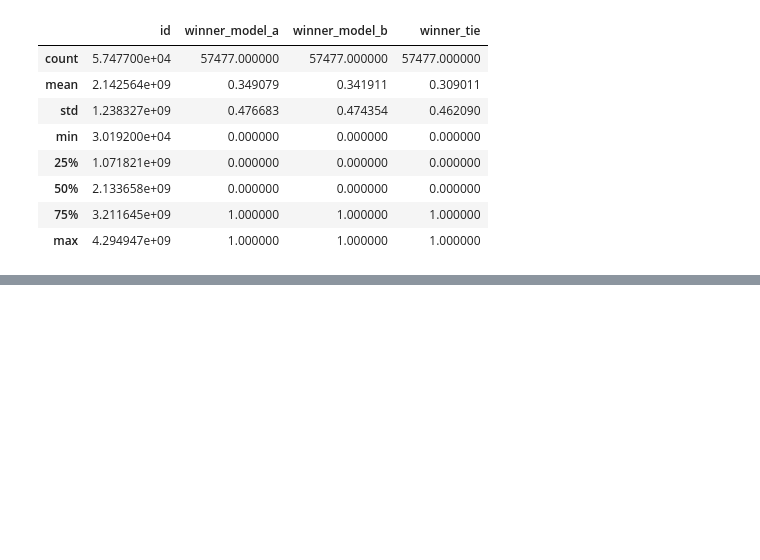
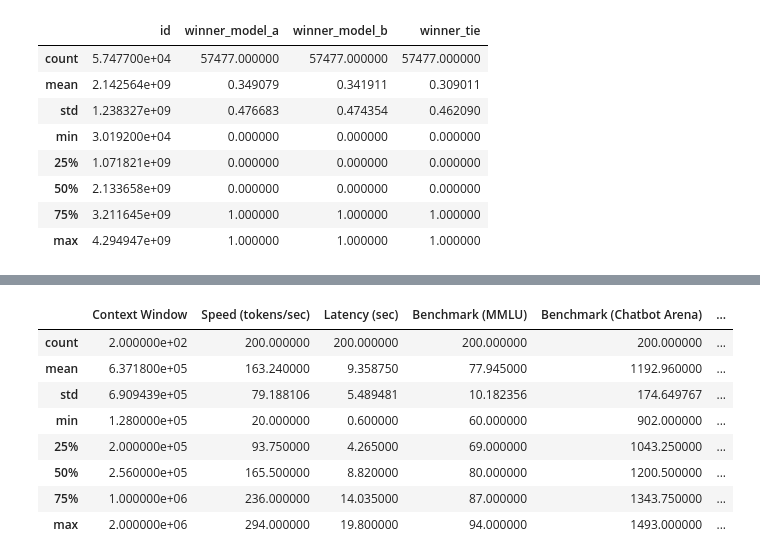
Before and after one commit to AsaHuang-DS/LLM-Preference-Analysis, a Jupyter notebook: notebooks/01_data_exploration.ipynb, the cells around one changed output, grey strips where cells are left out. Drawn from its saved outputs; the diff is of its cells as text; code cells hidden in the pictures; blank space fills up the shorter version.

```diff
--- a/notebooks/01_data_exploration.ipynb
+++ b/notebooks/01_data_exploration.ipynb
@@ -124,3 +127,16 @@ df_arena.describe(include=['object'])
 | unique | 64 | 64 | 51734 | 56566 | 56609 |
 | top | gpt-4-1106-preview | gpt-4-1106-preview | ["Answer the following statements... | ["Hello! How can I assist you tod... | ["Hello! How can I assist you tod... |
 | freq | 3678 | 3709 | 101 | 109 | 100 |
+# %%
+# Kaggle - Numerical
+df_kaggle.describe()
+# %% [output]
+|  | Context Window | Speed (tokens/sec) | Latency (sec) | Benchmark (MMLU) | Benchmark (Chatbot Arena) | ... |
+| count | 2.000000e+02 | 200.000000 | 200.000000 | 200.000000 | 200.000000 | ... |
+| mean | 6.371800e+05 | 163.240000 | 9.358750 | 77.945000 | 1192.960000 | ... |
+| std | 6.909439e+05 | 79.188106 | 5.489481 | 10.182356 | 174.649767 | ... |
+| min | 1.280000e+05 | 20.000000 | 0.600000 | 60.000000 | 902.000000 | ... |
+| 25% | 2.000000e+05 | 93.750000 | 4.265000 | 69.000000 | 1043.250000 | ... |
+| 50% | 2.560000e+05 | 165.500000 | 8.820000 | 80.000000 | 1200.500000 | ... |
+| 75% | 1.000000e+06 | 236.000000 | 14.035000 | 87.000000 | 1343.750000 | ... |
+| max | 2.000000e+06 | 294.000000 | 19.800000 | 94.000000 | 1493.000000 | ... |
```
Also changed, not shown: parts of 6 cells of this notebook.
